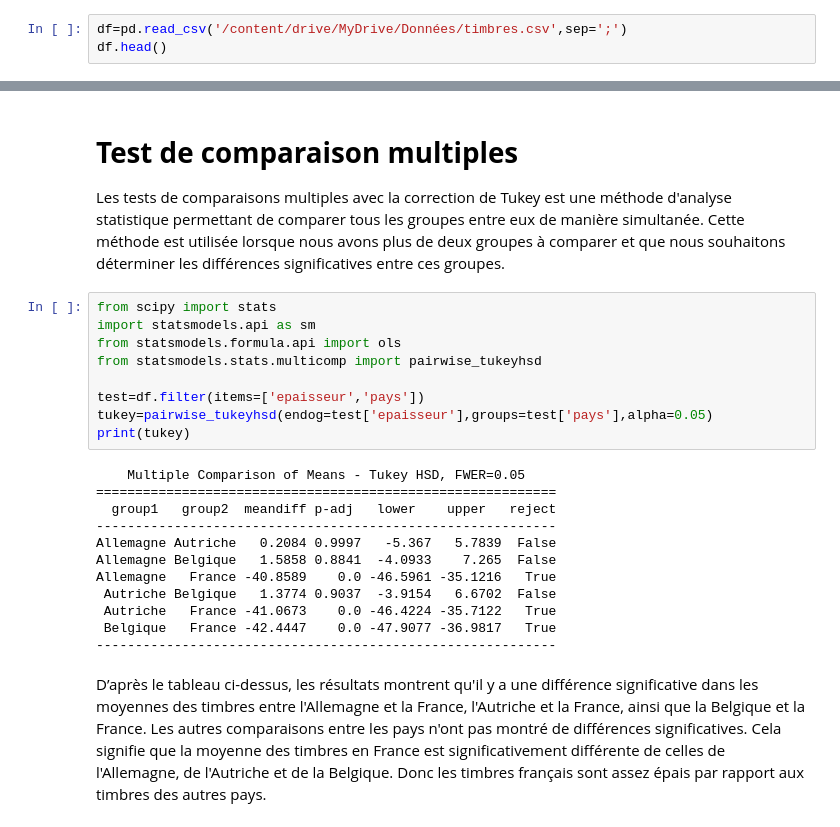
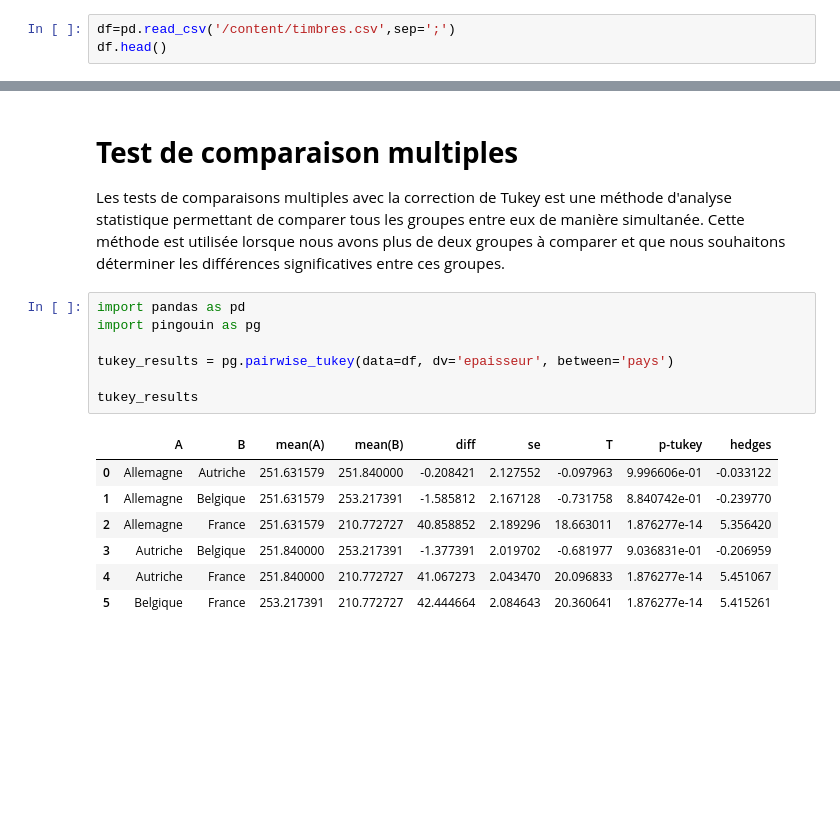
Before and after one commit to bigirimanainnocent12/ANOVA, a Jupyter notebook: ANOVA.ipynb, the cells around one changed output, grey strips where cells are left out. Cells and saved outputs as stored; diff of their text form; blank space fills up the shorter version.

```diff
--- a/ANOVA.ipynb
+++ b/ANOVA.ipynb
@@ -14,7 +14,7 @@ import seaborn as sns
 # %% [markdown]
 # ***importation de la base de données***
 # %%
-df=pd.read_csv('/content/drive/MyDrive/Données/timbres.csv',sep=';')
+df=pd.read_csv('/content/timbres.csv',sep=';')
 df.head()
 # %% [output]
 |  | Unnamed: 0 | epaisseur | pays |
@@ -241,26 +253,18 @@ Nous pouvons procéder à des tests post-hoc pour identifier quels groupes diff
 # **Test de comparaison multiples**
 
 Les tests de comparaisons multiples avec la correction de Tukey est une méthode d'analyse statistique permettant de comparer tous les groupes entre eux de manière simultanée. Cette méthode est utilisée lorsque nous avons plus de deux groupes à comparer et que nous souhaitons déterminer les différences significatives entre ces groupes.
-# %%
-from scipy import stats
-import statsmodels.api as sm
-from statsmodels.formula.api import ols
-from statsmodels.stats.multicomp import pairwise_tukeyhsd
-
-test=df.filter(items=['epaisseur','pays'])
-tukey=pairwise_tukeyhsd(endog=test['epaisseur'],groups=test['pays'],alpha=0.05)
-print(tukey)
-# %% [output]
-    Multiple Comparison of Means - Tukey HSD, FWER=0.05
-===========================================================
-  group1   group2  meandiff p-adj   lower    upper   reject
------------------------------------------------------------
-Allemagne Autriche   0.2084 0.9997   -5.367   5.7839  False
-Allemagne Belgique   1.5858 0.8841  -4.0933    7.265  False
-Allemagne   France -40.8589    0.0 -46.5961 -35.1216   True
- Autriche Belgique   1.3774 0.9037  -3.9154   6.6702  False
- Autriche   France -41.0673    0.0 -46.4224 -35.7122   True
- Belgique   France -42.4447    0.0 -47.9077 -36.9817   True
------------------------------------------------------------
-# %% [markdown]
-D’après le tableau ci-dessus, les résultats montrent qu'il y a une différence significative dans les moyennes des timbres entre l'Allemagne et la France, l'Autriche et la France, ainsi que la Belgique et la France. Les autres comparaisons entre les pays n'ont pas montré de différences significatives. Cela signifie que la moyenne des timbres en France est significativement différente de celles de l'Allemagne, de l'Autriche et de la Belgique. Donc les timbres français sont assez épais par rapport aux timbres des autres pays.
+# %%
+import pandas as pd
+import pingouin as pg
+
+tukey_results = pg.pairwise_tukey(data=df, dv='epaisseur', between='pays')
+
+tukey_results
+# %% [output]
+|  | A | B | mean(A) | mean(B) | diff | se | T | p-tukey | hedges |
+| 0 | Allemagne | Autriche | 251.631579 | 251.840000 | -0.208421 | 2.127552 | -0.097963 | 9.996606e-01 | -0.033122 |
+| 1 | Allemagne | Belgique | 251.631579 | 253.217391 | -1.585812 | 2.167128 | -0.731758 | 8.840742e-01 | -0.239770 |
+| 2 | Allemagne | France | 251.631579 | 210.772727 | 40.858852 | 2.189296 | 18.663011 | 1.876277e-14 | 5.356420 |
+| 3 | Autriche | Belgique | 251.840000 | 253.217391 | -1.377391 | 2.019702 | -0.681977 | 9.036831e-01 | -0.206959 |
+| 4 | Autriche | France | 251.840000 | 210.772727 | 41.067273 | 2.043470 | 20.096833 | 1.876277e-14 | 5.451067 |
+| 5 | Belgique | France | 253.217391 | 210.772727 | 42.444664 | 2.084643 | 20.360641 | 1.876277e-14 | 5.415261 |
```
Also changed, not shown: parts of 6 cells of this notebook.
